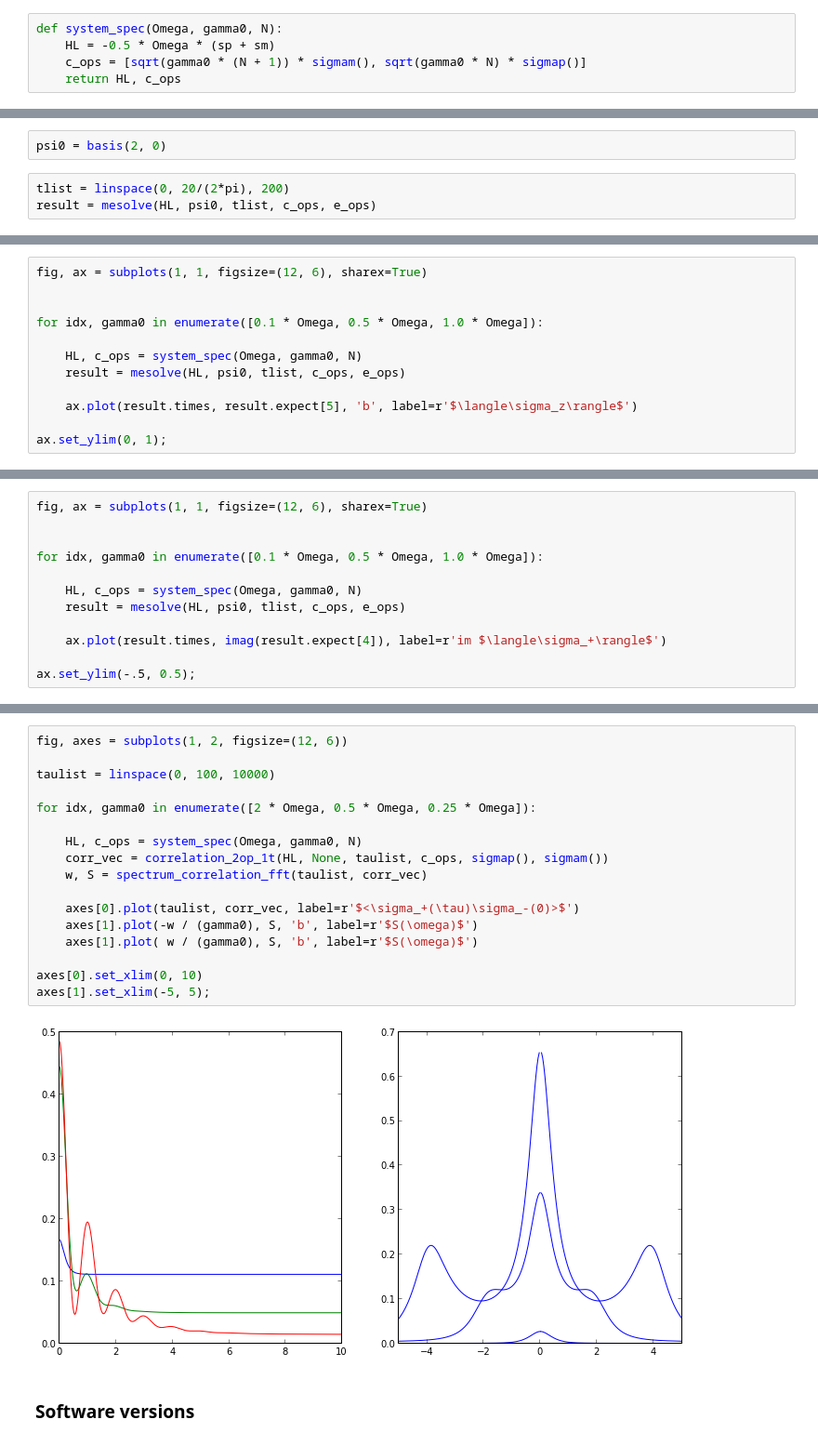
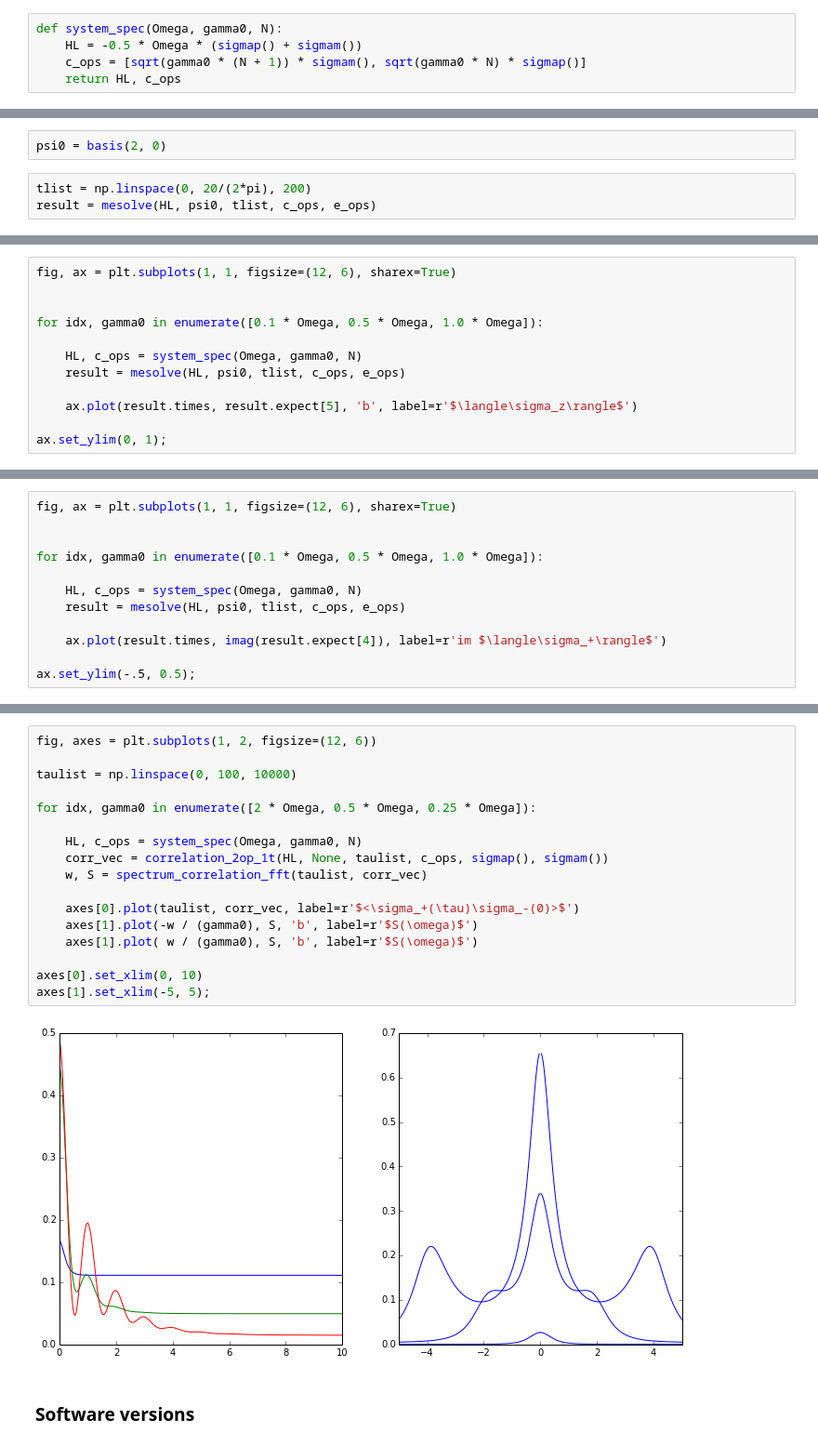
Before and after one commit to jrjohansson/qutip-lectures, a Jupyter notebook: Lecture-13-Resonance-flourescence.ipynb, the cells around one changed output, grey strips where cells are left out. Shown at 93% size. Drawn from its saved outputs; the diff is of its cells as text.

```diff
--- a/Lecture-13-Resonance-flourescence.ipynb
+++ b/Lecture-13-Resonance-flourescence.ipynb
@@ -27,7 +29,7 @@ w_th = 0.0
 N = n_thermal(Omega, w_th)
 # %%
 def system_spec(Omega, gamma0, N):
-    HL = -0.5 * Omega * (sp + sm)
+    HL = -0.5 * Omega * (sigmap() + sigmam())
     c_ops = [sqrt(gamma0 * (N + 1)) * sigmam(), sqrt(gamma0 * N) * sigmap()]
     return HL, c_ops
 # %%
@@ -37,6 +39,6 @@ e_ops = [sigmax(), sigmay(), sigmaz(), sigmam(), sigmap(), num(2)]
 # %%
 psi0 = basis(2, 0)
 # %%
-tlist = linspace(0, 20/(2*pi), 200)
+tlist = np.linspace(0, 20/(2*pi), 200)
 result = mesolve(HL, psi0, tlist, c_ops, e_ops)
 # %%
@@ -60,5 +62,5 @@ axes[1].set_ylim(0, 1);
 # %%
-fig, ax = subplots(1, 1, figsize=(12, 6), sharex=True)
+fig, ax = plt.subplots(1, 1, figsize=(12, 6), sharex=True)
 
 
 for idx, gamma0 in enumerate([0.1 * Omega, 0.5 * Omega, 1.0 * Omega]):
@@ -72,7 +74,7 @@ ax.set_ylim(0, 1);
 # %% [output]
 [figure]
 # %%
-fig, ax = subplots(1, 1, figsize=(12, 6), sharex=True)
+fig, ax = plt.subplots(1, 1, figsize=(12, 6), sharex=True)
 
 
 for idx, gamma0 in enumerate([0.1 * Omega, 0.5 * Omega, 1.0 * Omega]):
@@ -88,22 +90,22 @@ ax.set_ylim(-.5, 0.5);
 # %%
-fig, axes = subplots(1, 2, figsize=(12, 6))
+fig, axes = plt.subplots(1, 2, figsize=(12, 6))
 
-taulist = linspace(0, 100, 10000)
+taulist = np.linspace(0, 100, 10000)
 
 for idx, gamma0 in enumerate([2 * Omega, 0.5 * Omega, 0.25 * Omega]):
 
     HL, c_ops = system_spec(Omega, gamma0, N)
     corr_vec = correlation_2op_1t(HL, None, taulist, c_ops, sigmap(), sigmam())
     w, S = spectrum_correlation_fft(taulist, corr_vec)
 
     axes[0].plot(taulist, corr_vec, label=r'$<\sigma_+(\tau)\sigma_-(0)>$')
     axes[1].plot(-w / (gamma0), S, 'b', label=r'$S(\omega)$')
     axes[1].plot( w / (gamma0), S, 'b', label=r'$S(\omega)$')
 
 axes[0].set_xlim(0, 10)
 axes[1].set_xlim(-5, 5);
 # %% [output]
-[figure, old version]
+[figure, new version]
 # %% [markdown]
 ### Software versions
 # %%
```
Also changed, not shown: parts of 5 cells of this notebook.
